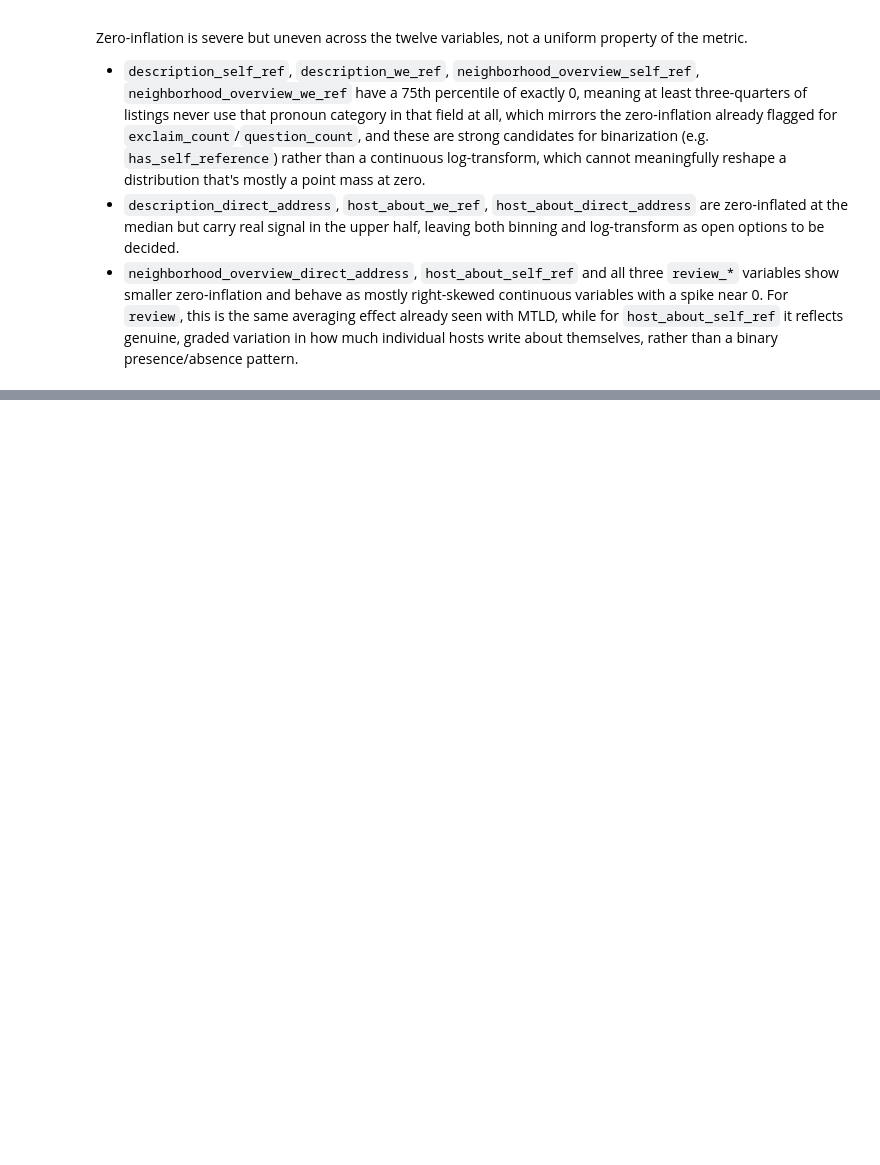
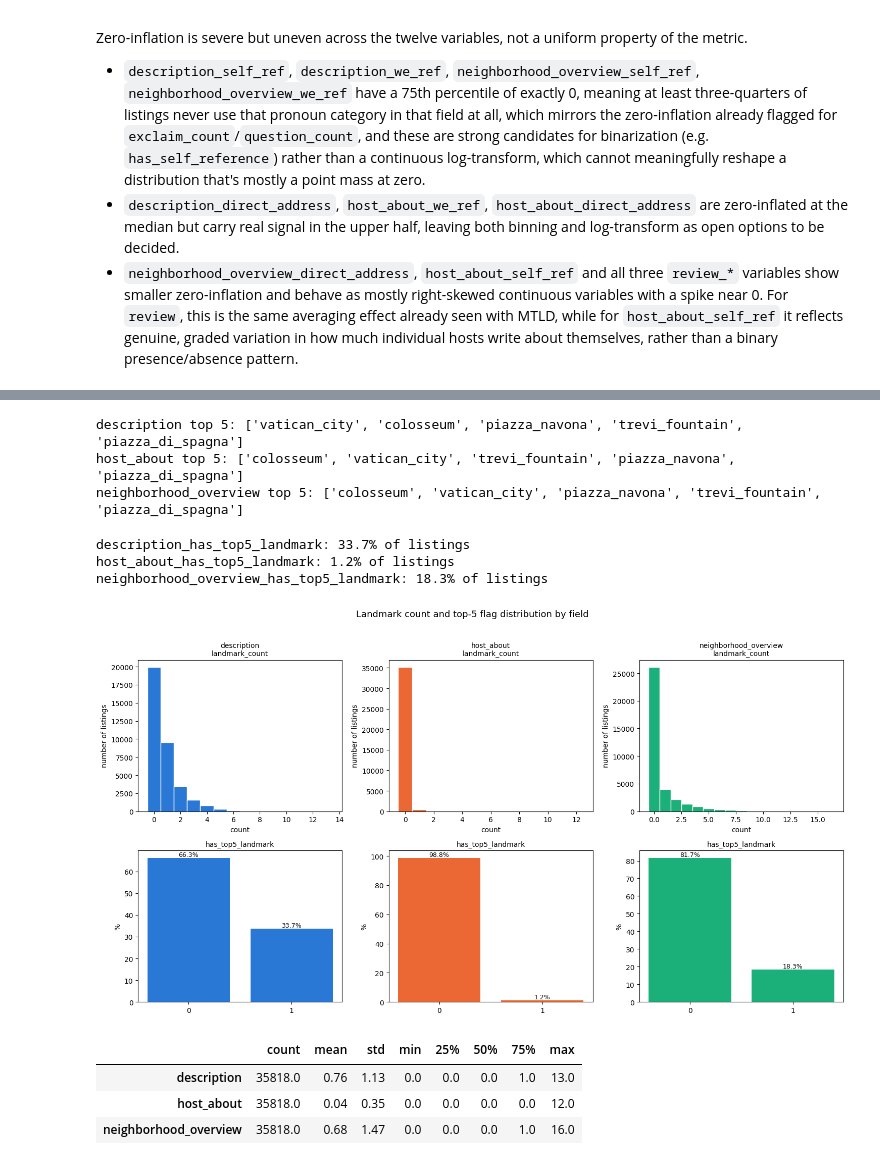
Before and after one commit to pln6/airbnb-market-segmentation-analysis, a Jupyter notebook: notebooks/02_feature_engineering.ipynb, the cells around one changed output, grey strips where cells are left out. Drawn from its saved outputs; the diff is of its cells as text; code cells hidden in the pictures; blank space fills up the shorter version.

```diff
--- a/notebooks/02_feature_engineering.ipynb
+++ b/notebooks/02_feature_engineering.ipynb
@@ -1761,0 +2064,62 @@ Zero-inflation is severe but uneven across the twelve variables, not a uniform p
+# %%
+# top-5 landmarks per field, by empirical prevalence
+top5_landmarks = {}
+for text_col in ['description', 'host_about', 'neighborhood_overview']:
+    all_tags = listings_clean[f'{text_col}_landmark_tags'].explode().dropna()
+    top5_landmarks[text_col] = all_tags.value_counts().head(5).index.tolist()
+    print(f"{text_col} top 5: {top5_landmarks[text_col]}")
+# %% [output]
+description top 5: ['vatican_city', 'colosseum', 'piazza_navona', 'trevi_fountain', 'piazza_di_spagna']
+host_about top 5: ['colosseum', 'vatican_city', 'trevi_fountain', 'piazza_navona', 'piazza_di_spagna']
+neighborhood_overview top 5: ['colosseum', 'vatican_city', 'piazza_navona', 'trevi_fountain', 'piazza_di_spagna']
+# %%
+for text_col in ['description', 'host_about', 'neighborhood_overview']:
+    top5_set = set(top5_landmarks[text_col])
+    listings_clean[f'{text_col}_has_top5_landmark'] = listings_clean[f'{text_col}_landmark_tags'].apply(
+        lambda tags: int(any(t in top5_set for t in tags))
+    )
+
+listings_clean = listings_clean.copy()  # defragment after the column changes above
+# %% [output]
+description_has_top5_landmark: 33.7% of listings
+host_about_has_top5_landmark: 1.2% of listings
+neighborhood_overview_has_top5_landmark: 18.3% of listings
+# %%
+count_binary_fields = ['description', 'host_about', 'neighborhood_overview']
+colors = {'description': '#2a78d6', 'host_about': '#eb6834', 'neighborhood_overview': '#1baf7a'}
+
+fig, axes = plt.subplots(2, 3, figsize=(15, 8))
+
+for i, field in enumerate(count_binary_fields):
+    # top row: landmark_count distribution
+    counts = listings_clean[f'{field}_landmark_count']
+    max_count = int(counts.max())
+    axes[0, i].hist(counts, bins=range(0, max_count + 2), align='left', color=colors[field], edgecolor='white')
+    axes[0, i].set_title(f'{field}\nlandmark_count', fontsize=10)
+    axes[0, i].set_xlabel('count')
+    axes[0, i].set_ylabel('number of listings')
+
+    # bottom row: has_top5_landmark binary flag
+    pct = listings_clean[f'{field}_has_top5_landmark'].value_counts(normalize=True).mul(100).round(1)
+    pct = pct.reindex([0, 1]).fillna(0)
+    axes[1, i].bar(['0', '1'], pct.values, color=colors[field])
+    axes[1, i].set_title('has_top5_landmark', fontsize=10)
+    axes[1, i].set_ylabel('%')
+    for j, v in enumerate(pct.values):
+        axes[1, i].text(j, v, f'{v}%', ha='center', va='bottom', fontsize=9)
+
+plt.suptitle('Landmark count and top-5 flag distribution by field', fontsize=13, y=1.02)
+plt.tight_layout()
+plt.show()
+
+summary = pd.DataFrame({
+    field: listings_clean[f'{field}_landmark_count'].describe()
+    for field in count_binary_fields
+}).T
+display(summary.round(2))
+# %% [output]
+[figure, added]
+|  | count | mean | std | min | 25% | 50% | 75% | max |
+| description | 35818.0 | 0.76 | 1.13 | 0.0 | 0.0 | 0.0 | 1.0 | 13.0 |
+| host_about | 35818.0 | 0.04 | 0.35 | 0.0 | 0.0 | 0.0 | 0.0 | 12.0 |
+| neighborhood_overview | 35818.0 | 0.68 | 1.47 | 0.0 | 0.0 | 0.0 | 1.0 | 16.0 |
```
Also changed, not shown: parts of 16 cells of this notebook.
